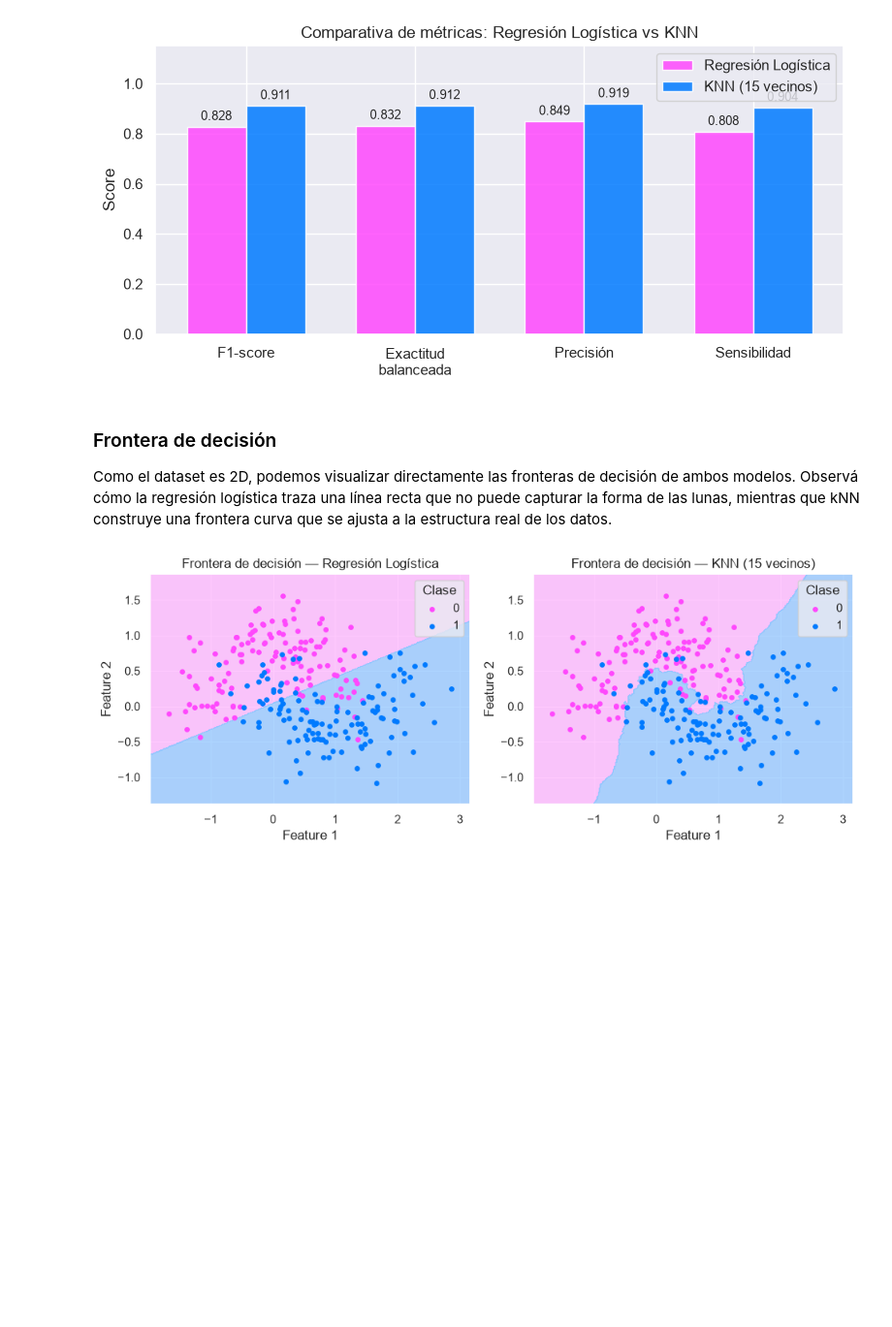
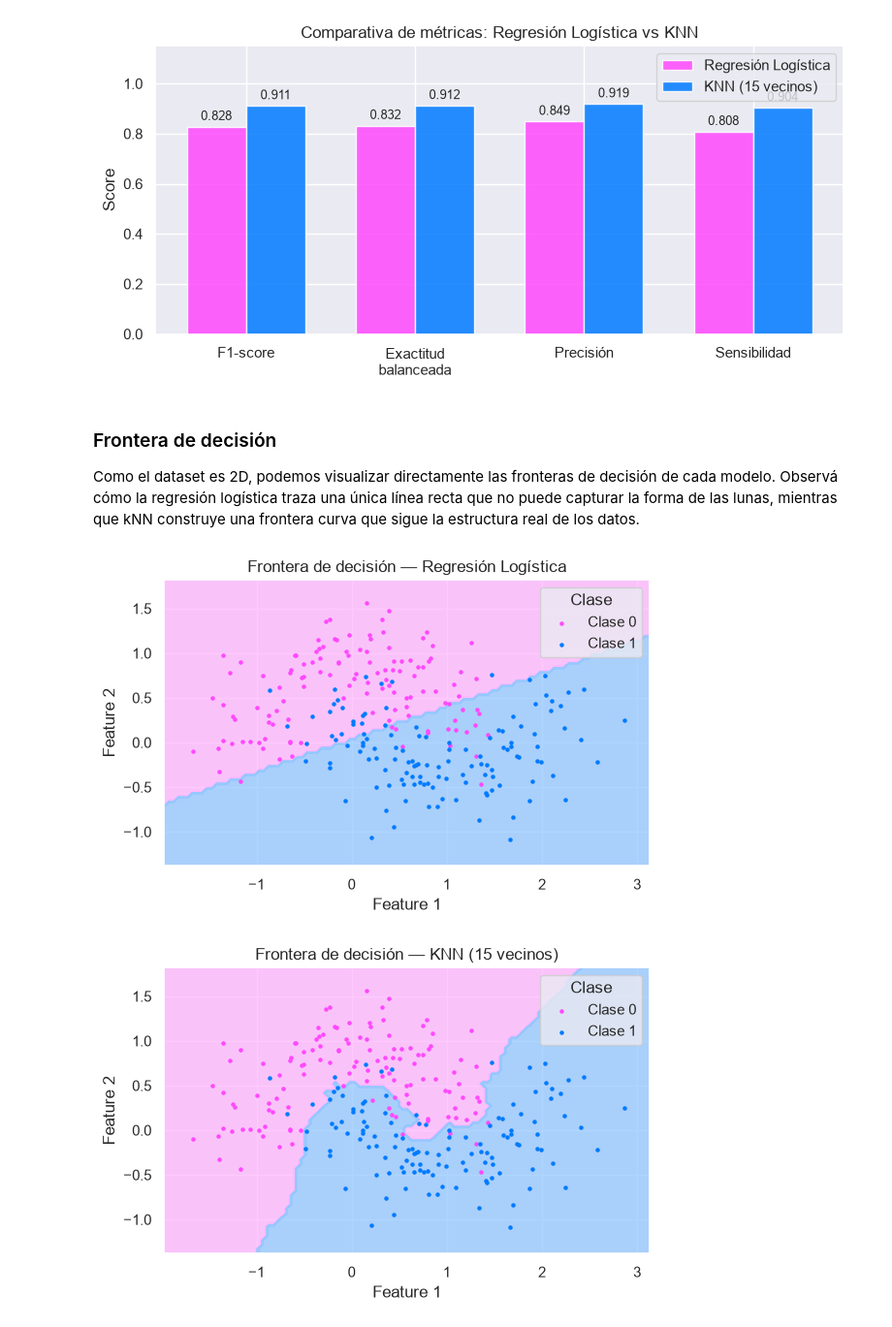
Before and after one commit to FIUBA-Posgrado-Inteligencia-Artificial/aprMaqI_CEIA, a Jupyter notebook: clase2/jupyter_notebooks/2 - Clasificacion.ipynb, the cells around one changed output. Shown at 97% size. Cells and saved outputs as stored; diff of their text form; code cells hidden in the pictures; blank space fills up the shorter version.

Commit message:
feat: add plot_boundary helper function and modularize visualization logic in notebook

```diff
--- a/clase2/jupyter_notebooks/2 - Clasificacion.ipynb
+++ b/clase2/jupyter_notebooks/2 - Clasificacion.ipynb
@@ -257,39 +256,32 @@ plt.show()
 # %% [markdown]
 ### Frontera de decisión
 
-Como el dataset es 2D, podemos visualizar directamente las fronteras de decisión de ambos modelos. Observá cómo la regresión logística traza una línea recta que no puede capturar la forma de las lunas, mientras que kNN construye una frontera curva que se ajusta a la estructura real de los datos.
+Como el dataset es 2D, podemos visualizar directamente las fronteras de decisión de cada modelo. Observá cómo la regresión logística traza una única línea recta que no puede capturar la forma de las lunas, mientras que kNN construye una frontera curva que sigue la estructura real de los datos.
-# %%
-X_set, y_set = X_test, y_test
-
-margin = 0.3
-X1, X2 = np.meshgrid(
-    np.linspace(X_set[:, 0].min() - margin, X_set[:, 0].max() + margin, 300),
-    np.linspace(X_set[:, 1].min() - margin, X_set[:, 1].max() + margin, 300),
-)
-X_cont = np.c_[X1.ravel(), X2.ravel()]
-
-colormap_frontier = ("#ffb7fe", "#93c7ff")
-colormap_points = ("#ff48fd", "#007aff")
-
-fig, axes = plt.subplots(1, 2, figsize=(10, 4))
-
-for ax, model, title in [
-    (axes[0], model_logistic, "Regresión Logística"),
-    (axes[1], classifier_knn, "KNN (15 vecinos)"),
-]:
-    Z = model.predict(X_cont).reshape(X1.shape)
-    ax.contourf(X1, X2, Z, alpha=0.75, cmap=ListedColormap(colormap_frontier))
-    for i, j in enumerate(np.unique(y_set)):
-        ax.scatter(
-            X_set[y_set == j, 0], X_set[y_set == j, 1],
-            color=colormap_points[i], label=str(j), s=15,
-        )
-    ax.set_xlabel("Feature 1")
-    ax.set_ylabel("Feature 2")
-    ax.set_title(f"Frontera de decisión — {title}")
-    ax.legend(title="Clase")
-
-plt.tight_layout()
-plt.show()
-# %% [output]
-[figure, removed]
+# %%
+from auxiliary import plot_boundary
+
+colormap_frontier = ("#ffb7fe", "#93c7ff")
+colormap_points = ("#ff48fd", "#007aff")
+
+for model, title in [
+    (model_logistic, "Regresión Logística"),
+    (classifier_knn, "KNN (15 vecinos)"),
+]:
+    plot_boundary(
+        X_test, y_test, model,
+        colormap_frontier=colormap_frontier,
+        colormap_points=colormap_points,
+        label_point=("Clase 0", "Clase 1"),
+        labels_axis=("Feature 1", "Feature 2"),
+        legend_title="Clase",
+        step_x=(0.05, 0.05),
+        min_x=(-0.3, -0.3),
+        max_x=(0.3, 0.3),
+        figsize=(6, 4),
+    )
+    plt.title(f"Frontera de decisión — {title}")
+    plt.tight_layout()
+    plt.show()
+# %% [output]
+[figure, added]
+[figure, added]
```
Also changed, not shown: parts of 1 cell of this notebook, 1 other file.
